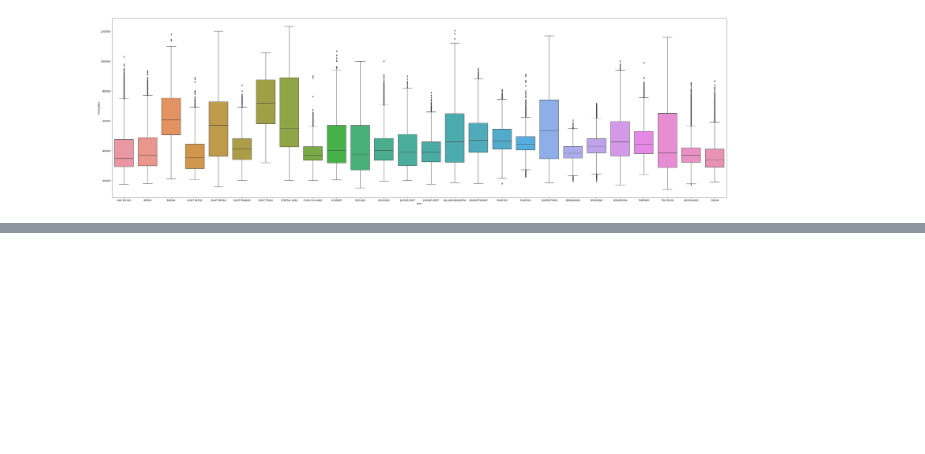
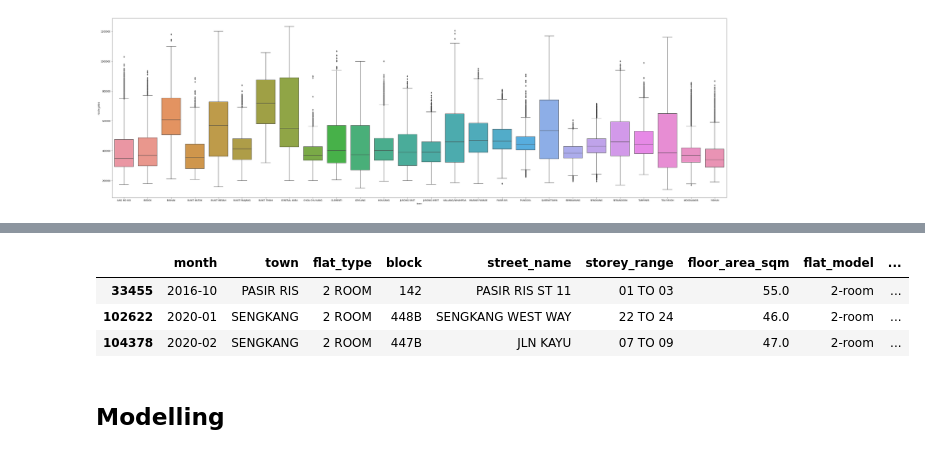
Before and after one commit to y4nrui/data-mining, a Jupyter notebook: eda-and-modelling.ipynb, the cells around one changed output, grey strips where cells are left out. Drawn from its saved outputs; the diff is of its cells as text; code cells hidden in the pictures; blank space fills up the shorter version.

```diff
--- a/eda.ipynb
+++ b/eda-and-modelling.ipynb
@@ -195,0 +200,9 @@ fig = sns.boxplot(x='town', y='resale_price', data=data)
+# %%
+data[data['flat_model'] == '2-room']
+# %% [output]
+|  | month | town | flat_type | block | street_name | storey_range | floor_area_sqm | flat_model | ... |
+| 33455 | 2016-10 | PASIR RIS | 2 ROOM | 142 | PASIR RIS ST 11 | 01 TO 03 | 55.0 | 2-room | ... |
+| 102622 | 2020-01 | SENGKANG | 2 ROOM | 448B | SENGKANG WEST WAY | 22 TO 24 | 46.0 | 2-room | ... |
+| 104378 | 2020-02 | SENGKANG | 2 ROOM | 447B | JLN KAYU | 07 TO 09 | 47.0 | 2-room | ... |
+# %% [markdown]
+## Modelling
```
Also changed, not shown: parts of 5 cells of this notebook, 1 other file.
